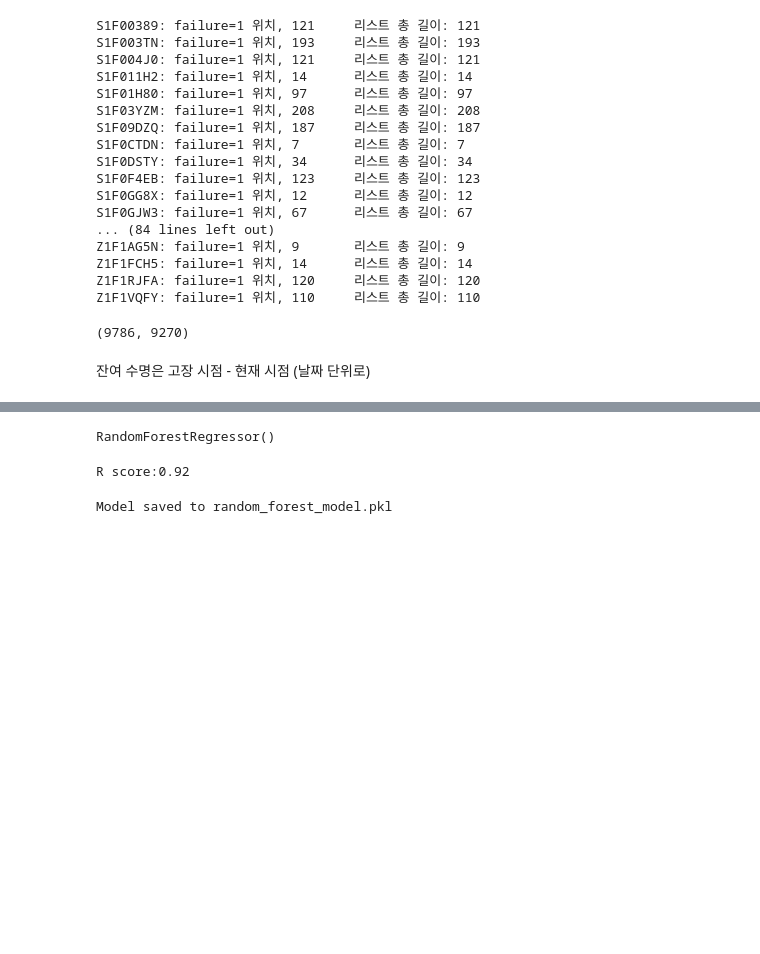
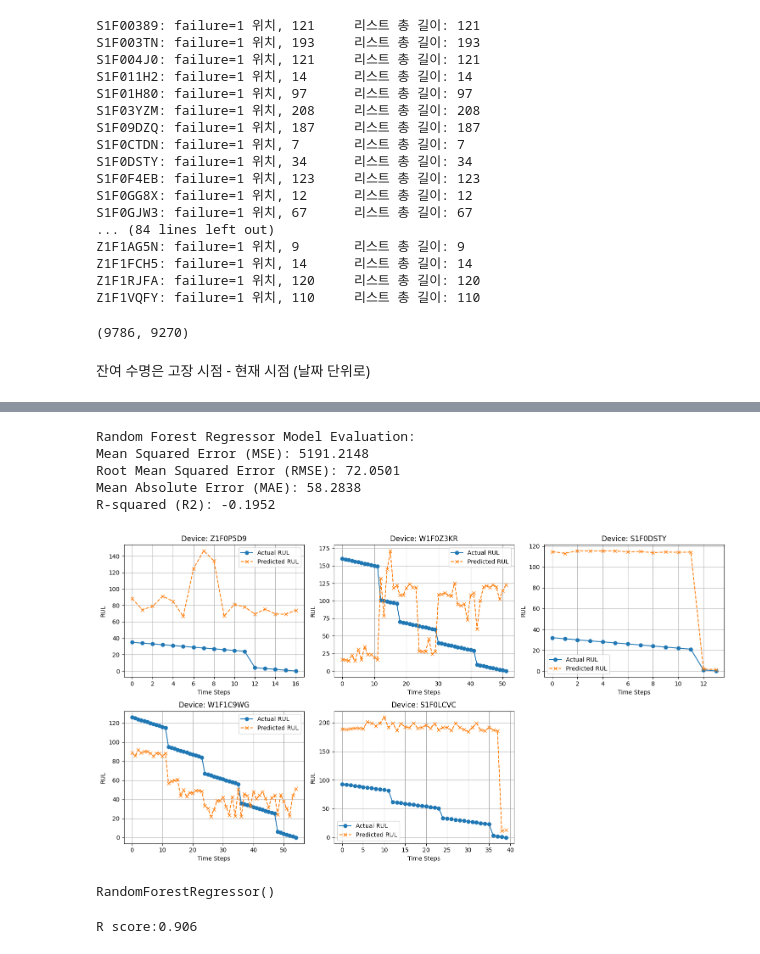
Before and after one commit to StillWork/AIPM, a Jupyter notebook: PM_RUL_Model_2.ipynb, the cells around one changed output, grey strips where cells are left out. Cells and saved outputs as stored; diff of their text form; code cells hidden in the pictures; blank space fills up the shorter version.

```diff
--- a/PM_RUL_Model_2.ipynb
+++ b/PM_RUL_Model_2.ipynb
@@ -351 +520,59 @@ data.drop(columns=['date'],inplace=True)
+# %%
+# prompt: 위의 나누어진 훈련데이터로 회귀 모델을 만들고 검증데이터로 검증하는 코드를 작성해줘, 랜덤 포레스트 회귀 사용
+
+import matplotlib.pyplot as plt
+from sklearn.ensemble import RandomForestRegressor
+from sklearn.metrics import mean_squared_error, mean_absolute_error, r2_score
+import numpy as np
+
+# 랜덤 포레스트 회귀 모델 초기화
+# n_estimators: 트리의 개수, random_state: 재현성을 위한 시드 설정
+rf_regressor = RandomForestRegressor(n_estimators=100, random_state=42, n_jobs=-1)
+
+# 훈련 데이터로 모델 학습
+# 타겟 변수는 RUL (y_train_rul)
+rf_regressor.fit(X_train_scaled, y_train_rul)
+
+# 검증 데이터로 예측 수행
+y_pred_rul = rf_regressor.predict(X_test_scaled)
+
+# 모델 성능 평가
+# 회귀 모델 평가 지표 사용: MSE, RMSE, MAE, R2
+mse = mean_squared_error(y_test_rul, y_pred_rul)
+rmse = np.sqrt(mse)
+mae = mean_absolute_error(y_test_rul, y_pred_rul)
+r2 = r2_score(y_test_rul, y_pred_rul)
+
+print("\nRandom Forest Regressor Model Evaluation:")
+print(f"Mean Squared Error (MSE): {mse:.4f}")
+print(f"Root Mean Squared Error (RMSE): {rmse:.4f}")
+print(f"Mean Absolute Error (MAE): {mae:.4f}")
+print(f"R-squared (R2): {r2:.4f}")
+
+# 예측 결과 시각화 (일부 디바이스에 대해)
+# 검증 데이터 디바이스 중 몇 개를 선택하여 실제 RUL과 예측 RUL 비교
+sample_test_devices = random.sample(list(test_device_ids.unique()), min(5, test_device_ids.nunique()))
+
+plt.figure(figsize=(15, 8))
+
+for i, device in enumerate(sample_test_devices):
+    plt.subplot(2, 3, i + 1)
+    device_indices = test_device_ids[test_device_ids == device].index
+    plt.plot(y_test_rul.loc[device_indices].values, label='Actual RUL', marker='o', linestyle='-')
+    plt.plot(y_pred_rul[test_device_ids == device], label='Predicted RUL', marker='x', linestyle='--') # 예측은 numpy 배열이므로 인덱스 매칭 필요
+    plt.title(f'Device: {device}')
+    plt.xlabel('Time Steps')
+    plt.ylabel('RUL')
+    plt.legend()
+    plt.grid(True)
+
+plt.tight_layout()
+plt.show()
+# %% [output]
+Random Forest Regressor Model Evaluation:
+Mean Squared Error (MSE): 5191.2148
+Root Mean Squared Error (RMSE): 72.0501
+Mean Absolute Error (MAE): 58.2838
+R-squared (R2): -0.1952
+[figure, added]
 # %%
@@ -365,17 +592,6 @@ RandomForestRegressor()
 from sklearn.metrics import r2_score
 y_pred=model.predict(X_test)
 r2=r2_score(y_test,y_pred)
-print(f'R score:{r2:.2f}')
+print(f'R score:{r2:.3f}')
 # %% [output]
-R score:0.92
+R score:0.906
-# %%
-import joblib
-
-
-
-model_filename = 'random_forest_model.pkl'
-joblib.dump(model, model_filename)
-
-print(f'Model saved to {model_filename}')
-# %% [output]
-Model saved to random_forest_model.pkl
```
Also changed, not shown: parts of 29 cells of this notebook.
